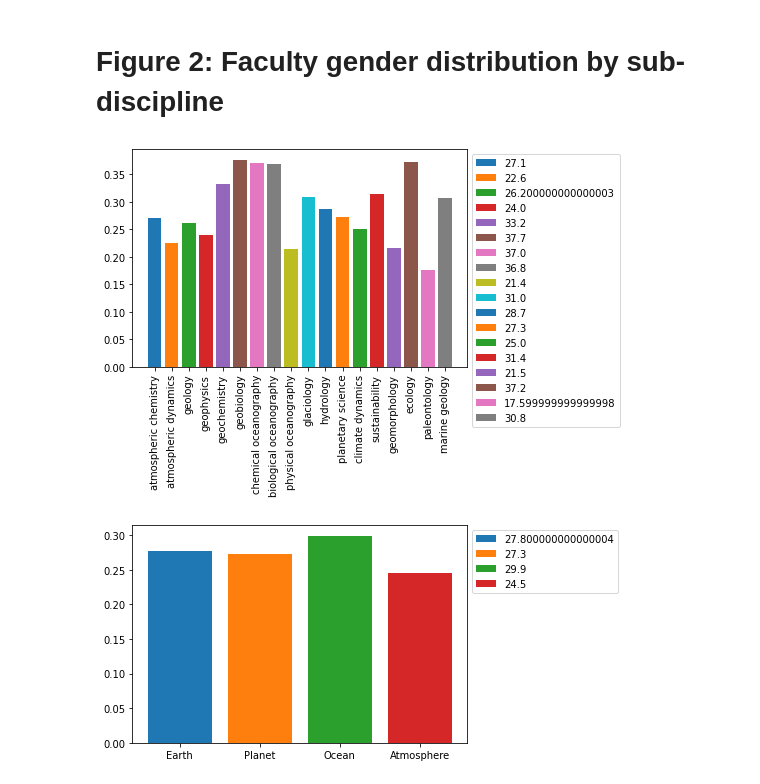
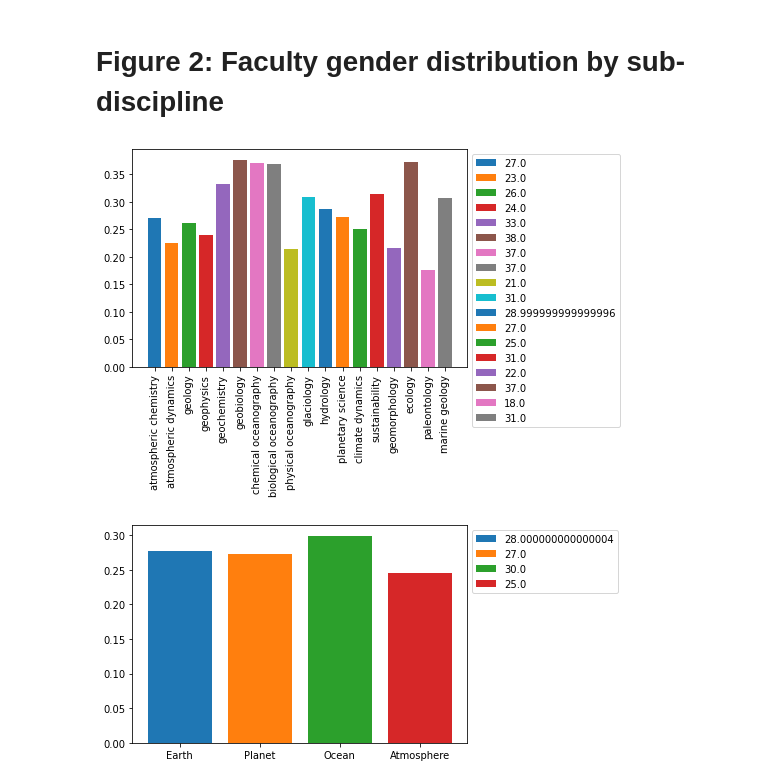
Before and after one commit to lfreese/female_geosci, a Jupyter notebook: data_analysis.ipynb, the cells around one changed output. Drawn from its saved outputs; the diff is of its cells as text; code cells hidden in the pictures.

```diff
--- a/data_analysis.ipynb
+++ b/data_analysis.ipynb
@@ -117,12 +116,12 @@ subdisc_names = ['atmospheric chemistry','atmospheric dynamics',
 # %%
 for sd in subdisc_names:
   percent_f = (disc_df[disc_df['Discipline'].str.contains(sd, na=False)].loc[disc_df['Gender'] == 'f']['Discipline'].count()/
                disc_df[disc_df['Discipline'].str.contains(sd, na=False)]['Discipline'].count())
-  plt.bar(sd, percent_f, label = np.round(percent_f,3)*100)
+  plt.bar(sd, percent_f, label = np.round(percent_f,2)*100)
   plt.xticks(rotation = 90)
   plt.legend( bbox_to_anchor=(1, 1))
 # %% [output]
-[figure, old version]
+[figure, new version]
 # %%
 for d in ['Earth','Planet','Ocean','Atmosphere']:
   percent_f = (disc_df[disc_df['EPAO'] == d].loc[disc_df['Gender'] == 'f']['Discipline'].count()/
```
Also changed, not shown: parts of 6 cells of this notebook.
